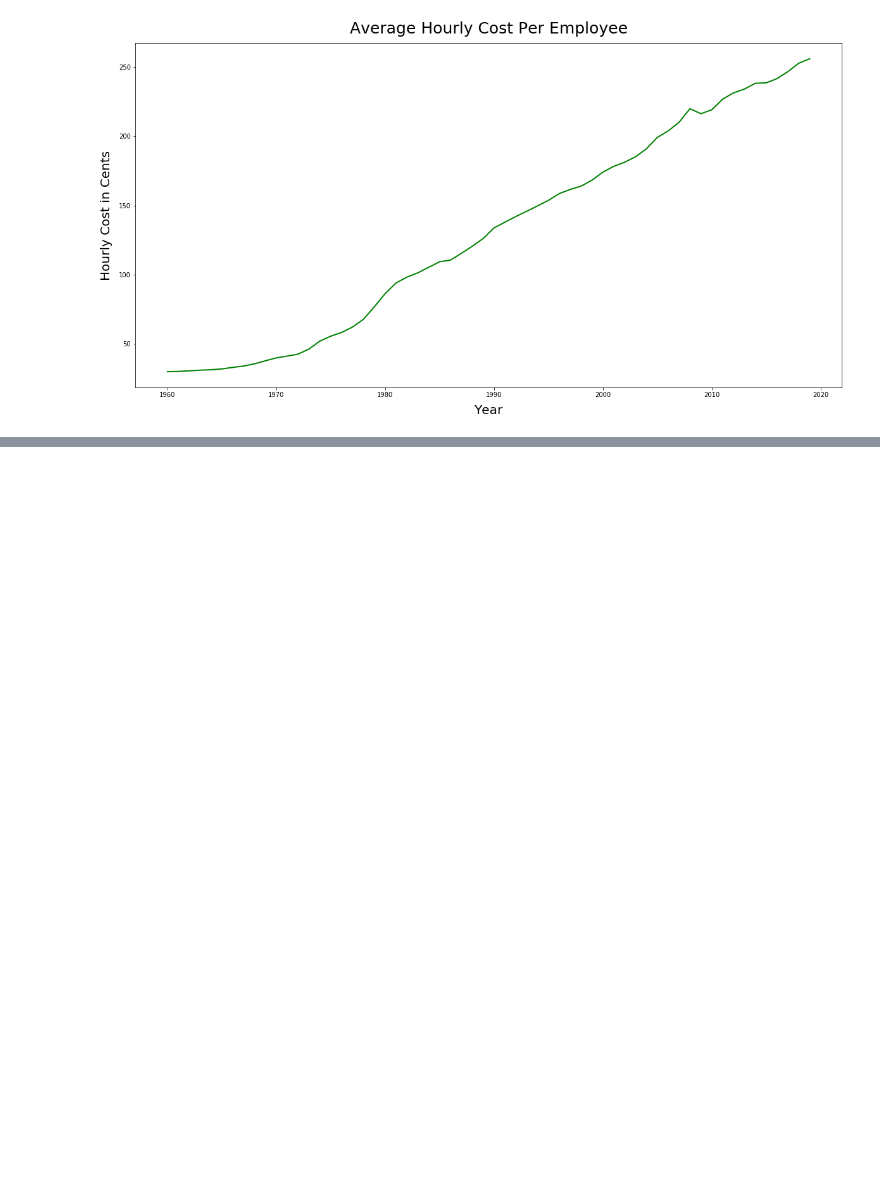
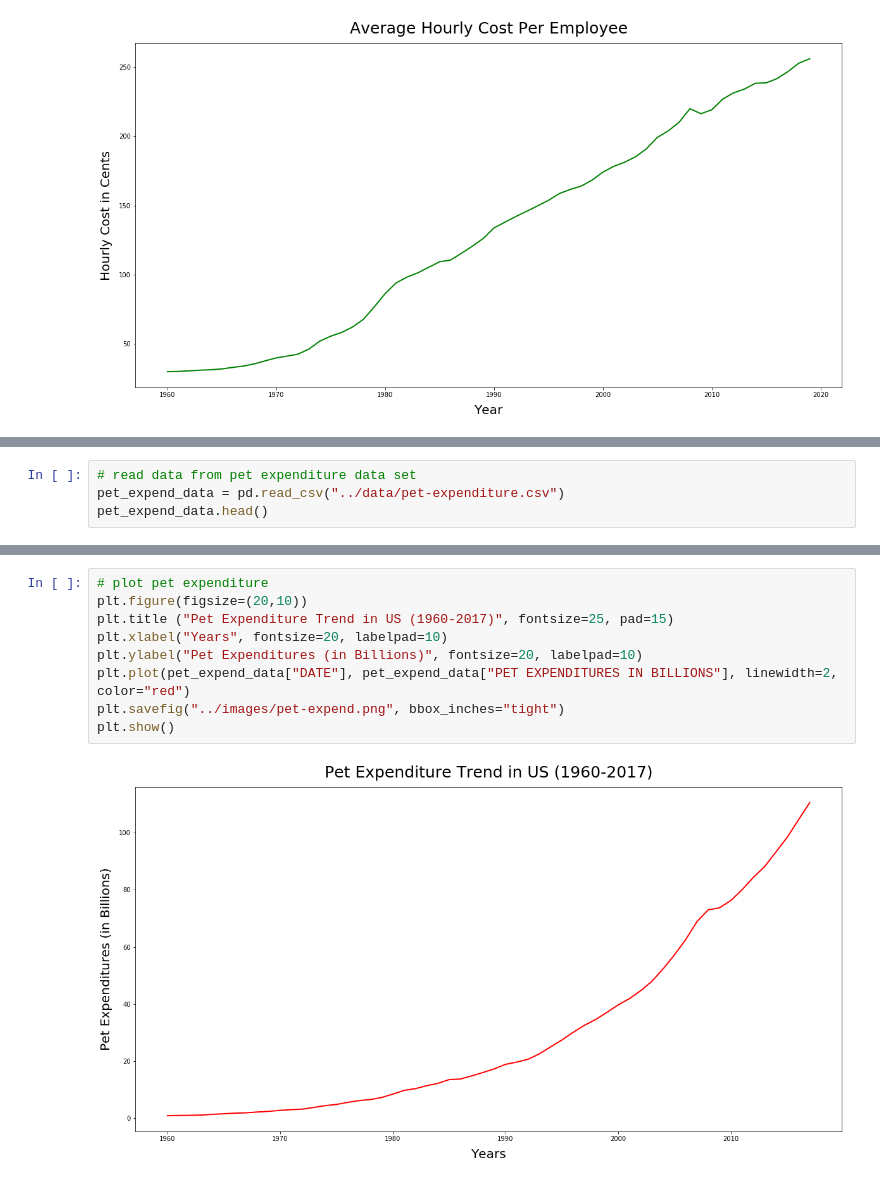
Before and after one commit to kathleeng77/Open-Source-Project-1, a Jupyter notebook: analysis/women-in-workforce-analysis.ipynb, the cells around one changed output, grey strips where cells are left out. Cells and saved outputs as stored; diff of their text form; blank space fills up the shorter version.

Commit message:
added more plots to main analysis file

```diff
--- a/analysis/women-in-workforce-analysis.ipynb
+++ b/analysis/women-in-workforce-analysis.ipynb
@@ -323,0 +326,4 @@ plt.show()
+# %%
+# read data from pet expenditure data set
+pet_expend_data = pd.read_csv("../data/pet-expenditure.csv")
+pet_expend_data.head()
@@ -323,0 +337,11 @@ plt.show()
+# %%
+# plot pet expenditure
+plt.figure(figsize=(20,10))
+plt.title ("Pet Expenditure Trend in US (1960-2017)", fontsize=25, pad=15)
+plt.xlabel("Years", fontsize=20, labelpad=10)
+plt.ylabel("Pet Expenditures (in Billions)", fontsize=20, labelpad=10)
+plt.plot(pet_expend_data["DATE"], pet_expend_data["PET EXPENDITURES IN BILLIONS"], linewidth=2, color="red")
+plt.savefig("../images/pet-expend.png", bbox_inches="tight")
+plt.show()
+# %% [output]
+[figure, added]
```
Also changed, not shown: parts of 3 cells of this notebook, 7 other files.
